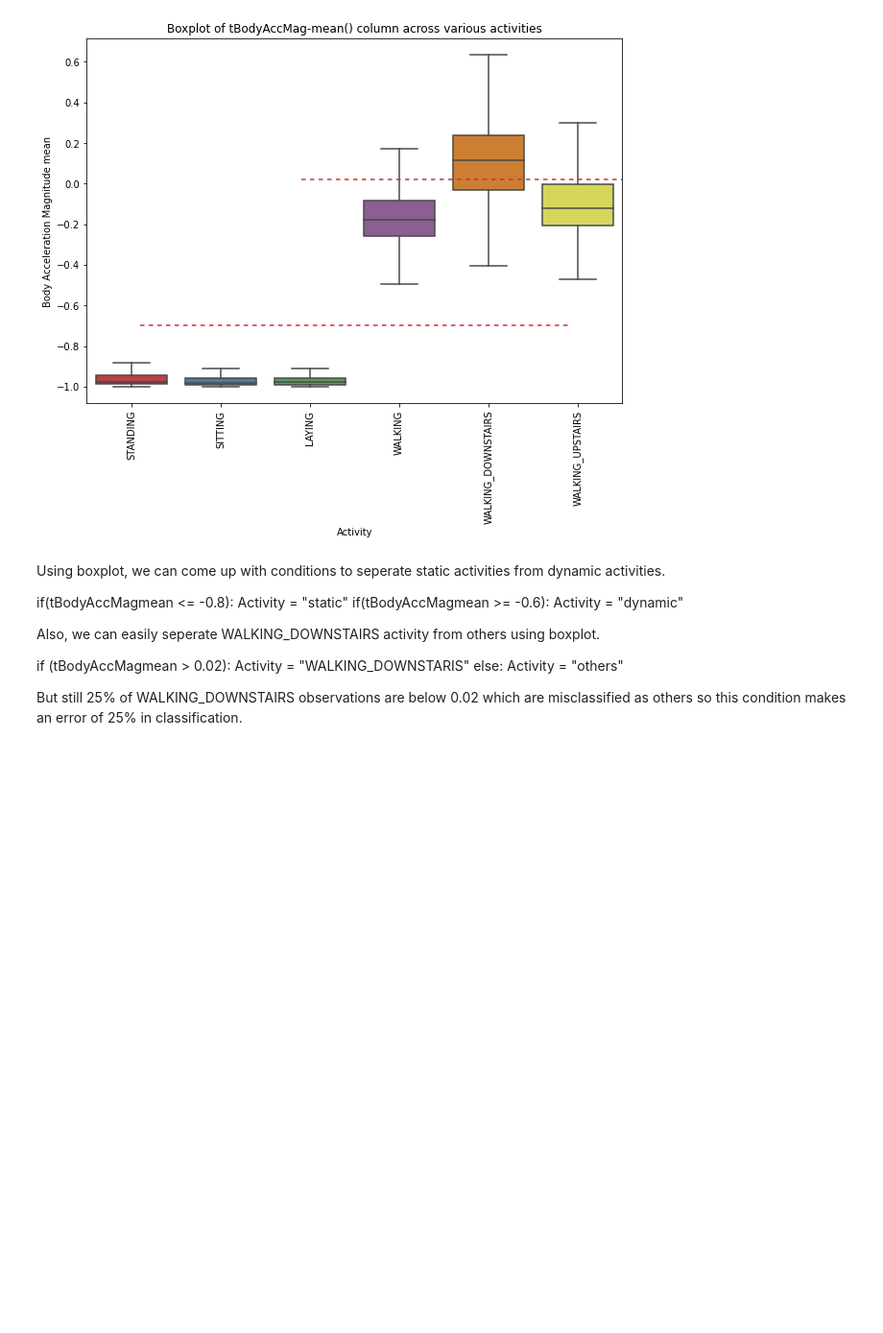
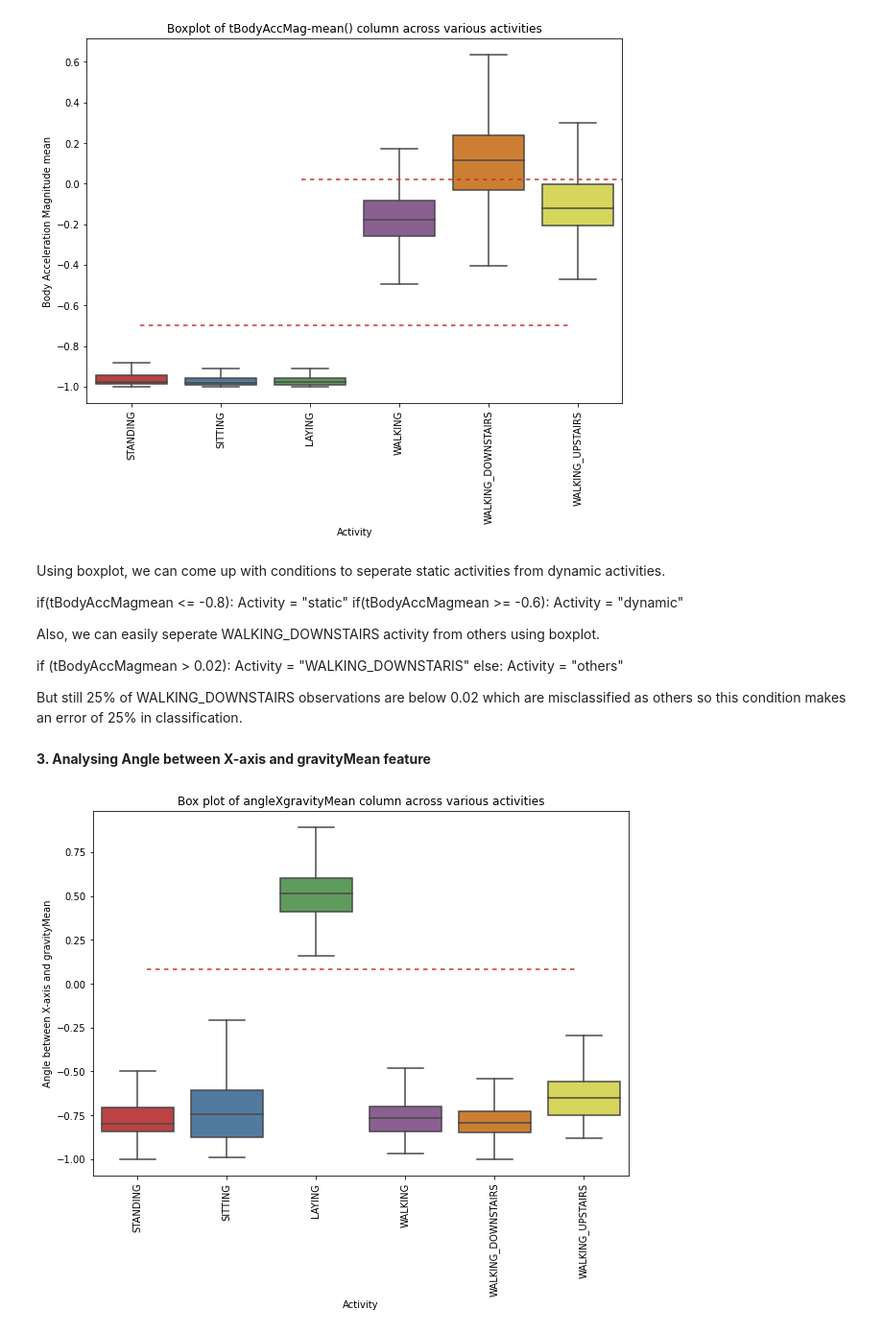
Before and after one commit to mshamesh/HumanActivityRecognition, a Jupyter notebook: Smartphones_assignment.ipynb, the cells around one changed output. Shown at 96% size. Drawn from its saved outputs; the diff is of its cells as text; code cells hidden in the pictures; blank space fills up the shorter version.

```diff
--- a/Smartphones_assignment.ipynb
+++ b/Smartphones_assignment.ipynb
@@ -185,3 +186,15 @@ else:
     Activity = "others"
 
 But still 25% of WALKING_DOWNSTAIRS observations are below 0.02 which are misclassified as others so this condition makes an error of 25% in classification.
+# %% [markdown]
+**3. Analysing Angle between X-axis and gravityMean feature**
+# %%
+plt.figure(figsize = (10,7))
+sns.boxplot(x = 'Activity', y = 'angle(X,gravityMean)', data = activity_data, showfliers = False)
+plt.axhline(y = 0.08, xmin = 0.1 , xmax = 0.9, dashes = (3,3))
+plt.ylabel("Angle between X-axis and gravityMean")
+plt.title("Box plot of angleXgravityMean column across various activities")
+plt.xticks(rotation = 90)
+plt.show()
+# %% [output]
+[figure, added]
```
Also changed, not shown: parts of 11 cells of this notebook.
